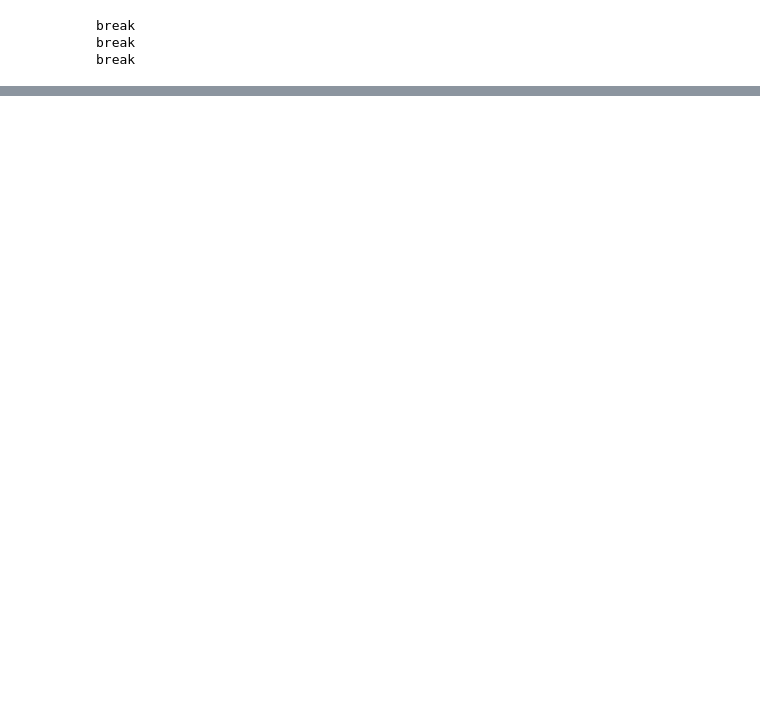
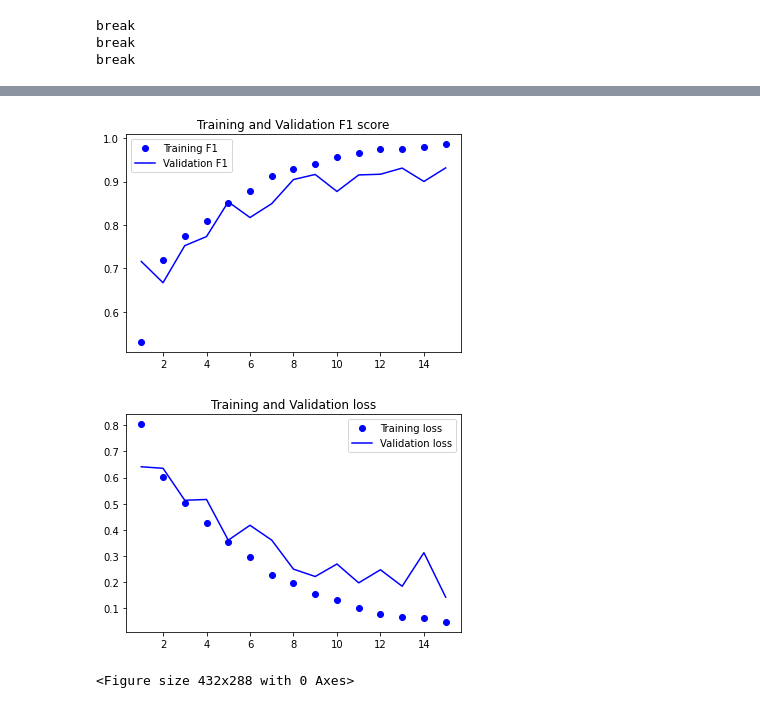
Before and after one commit to filipacarreira/DeepLearning_Project, a Jupyter notebook: DL_notebook.ipynb, the cells around one changed output, grey strips where cells are left out. Saved outputs shown, nothing was run; the diff lists cells and outputs as text; code cells hidden in the pictures; blank space fills up the shorter version.

Commit message:
done plot functions and saved history, model and time data

```diff
--- a/DL_notebook.ipynb
+++ b/DL_notebook.ipynb
@@ -202,0 +284,21 @@ Found 1839 images belonging to 3 classes.
+# %%
+
+def plot_history(his):
+    f1 = his['f1_m']
+    f1_val=his['val_f1_m']
+    loss = his['loss']
+    loss_val=his['val_loss']
+
+    epochs=range(1,len(f1)+1)
+
+    plt.plot(epochs, f1,'bo',label='Training F1')
+    plt.plot(epochs, f1_val,'b',label='Validation F1')
+    plt.title('Training and Validation F1 score')
+    plt.legend()
+    plt.figure()
+
+    plt.plot(epochs, loss,'bo',label='Training loss')
+    plt.plot(epochs, loss_val,'b',label='Validation loss')
+    plt.title('Training and Validation loss')
+    plt.legend()
+    plt.figure()
@@ -202,0 +374,11 @@ Found 1839 images belonging to 3 classes.
+# %%
+modelBW = keras.models.load_model('models/modelBW.h5', custom_objects=dependencies)
+historyBW=np.load('models/historyBW.npy',allow_pickle='TRUE').item()
+timesBW = time_callback.times
+save_times(modelBW, timesBW,'modelBW')
+# %%
+plot_history(historyBW)
+# %% [output]
+[figure, added]
+[figure, added]
+<Figure size 432x288 with 0 Axes>
```
Also changed, not shown: parts of 26 cells of this notebook, 4 other files.
